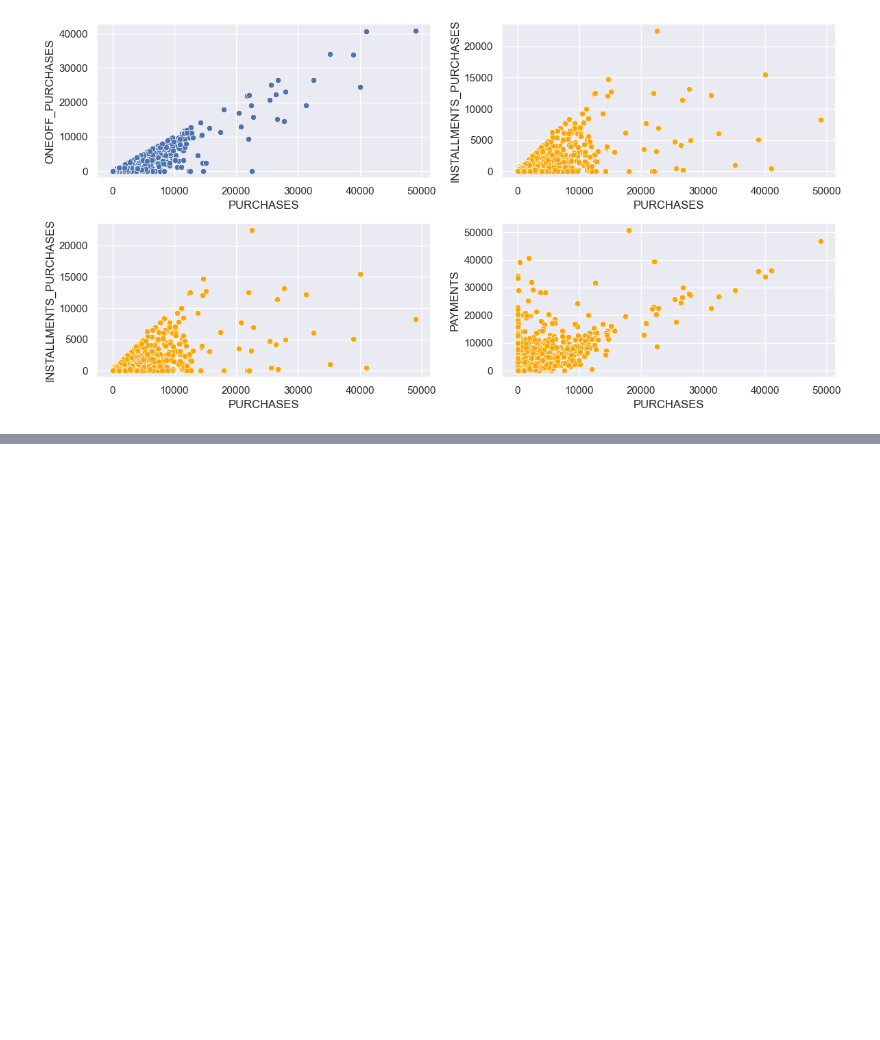
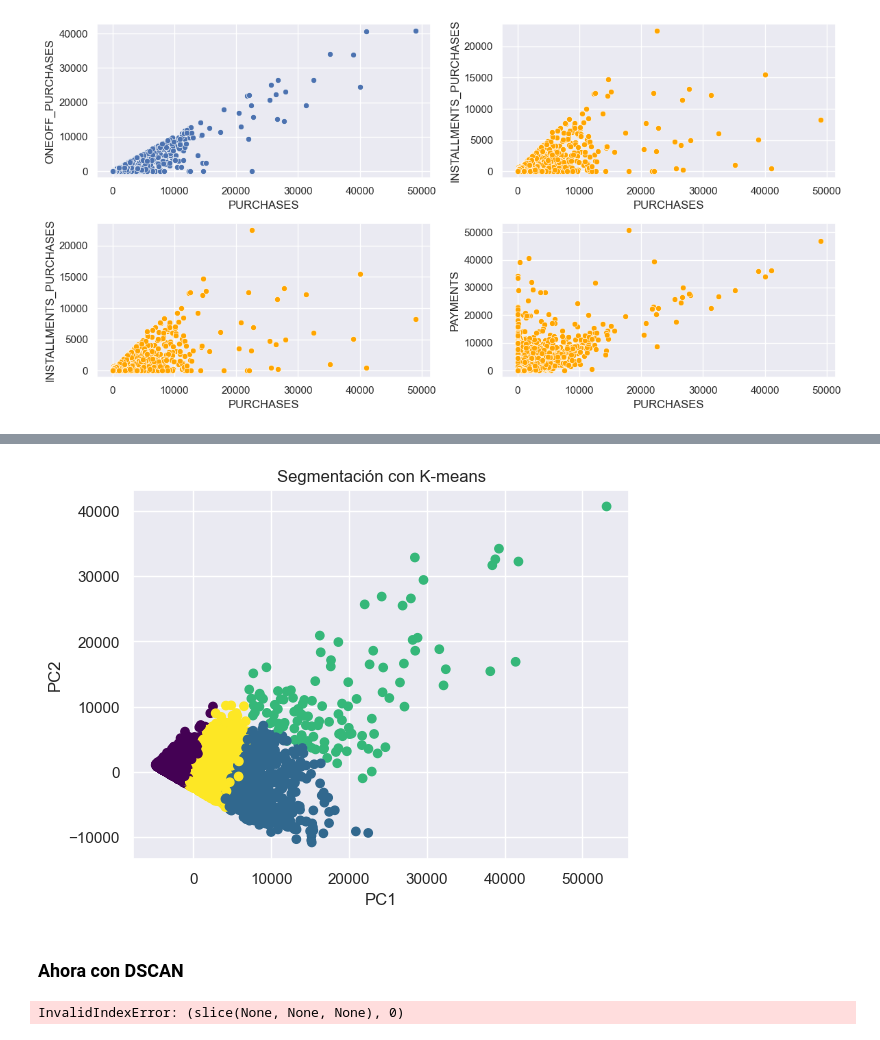
Before and after one commit to andromedalactea/Credit_Cards_Analytics, a Jupyter notebook: Analisis_exploratorio.ipynb, the cells around one changed output, grey strips where cells are left out. Saved outputs shown, nothing was run; the diff lists cells and outputs as text; code cells hidden in the pictures; blank space fills up the shorter version.

```diff
--- a/Analisis_exploratorio.ipynb
+++ b/Analisis_exploratorio.ipynb
@@ -121,0 +260,55 @@ plt.show()
+# %%
+import matplotlib.pyplot as plt
+from sklearn.decomposition import PCA
+
+# Ejecutar el algoritmo K-means
+kmeans = KMeans(n_clusters=4, random_state=42)
+kmeans.fit(data)
+
+# Obtener las etiquetas de cluster asignadas a cada punto de datos
+labels = kmeans.labels_
+
+# Reducir la dimensionalidad de los datos utilizando PCA
+pca = PCA(n_components=2)
+data_pca = pca.fit_transform(data)
+
+# Crear un gráfico de dispersión coloreando los puntos según los clusters
+plt.scatter(data_pca[:, 0], data_pca[:, 1], c=labels, cmap='viridis')
+plt.xlabel('PC1')
+plt.ylabel('PC2')
+plt.title('Segmentación con K-means')
+
+plt.show()
+# %% [output]
+[figure, added]
+# %% [markdown]
+### Ahora con DSCAN
+# %%
+from sklearn.cluster import DBSCAN
+import matplotlib.pyplot as plt
+
+# Ejecutar el algoritmo DBSCAN
+dbscan = DBSCAN(eps=0.5, min_samples=5)
+dbscan.fit(data)
+
+# Obtener las etiquetas de cluster asignadas a cada punto de datos
+labels = dbscan.labels_
+
+# Número de clusters en los resultados (ignorando el ruido, representado como -1)
+n_clusters = len(set(labels)) - (1 if -1 in labels else 0)
+n_noise = list(labels).count(-1)
+
+# Crear un gráfico de dispersión coloreando los puntos según los clusters
+plt.scatter(data[:, 0], data[:, 1], c=labels, cmap='viridis')
+
+plt.xlabel('Feature 1')
+plt.ylabel('Feature 2')
+plt.title('Segmentación con DBSCAN')
+
+plt.show()
+
+# Imprimir el número de clusters y el número de puntos clasificados como ruido
+print(f'Número de clusters: {n_clusters}')
+print(f'Número de puntos clasificados como ruido: {n_noise}')
+# %% [output]
+InvalidIndexError: (slice(None, None, None), 0)
```
Also changed, not shown: parts of 11 cells of this notebook.
